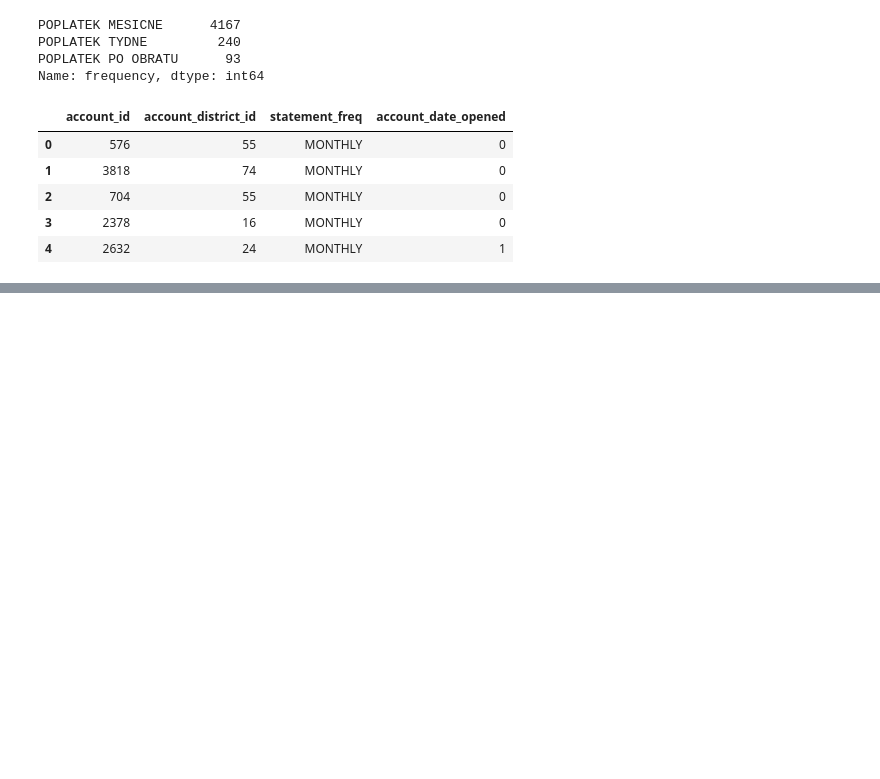
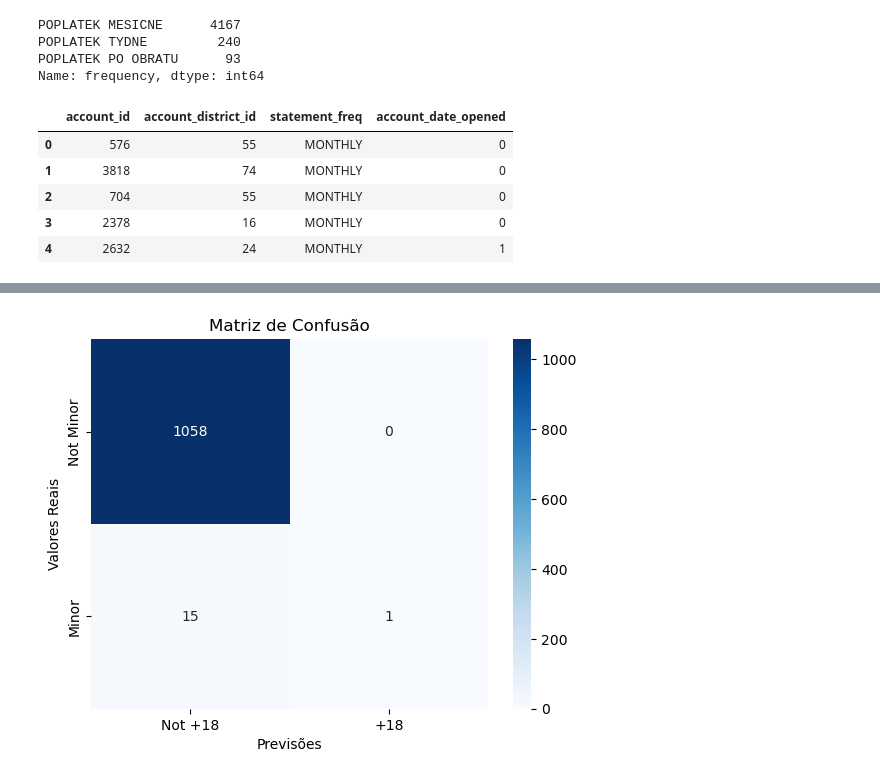
Before and after one commit to Jerry-523/PKDD-99-Discovery-Challenge, a Jupyter notebook: Challenge_2.ipynb, the cells around one changed output, grey strips where cells are left out. Cells and saved outputs as stored; diff of their text form; code cells hidden in the pictures; blank space fills up the shorter version.

```diff
--- a/Challenge_2.ipynb
+++ b/Challenge_2.ipynb
@@ -302,0 +315,12 @@ weighted avg       0.71      0.78      0.74       137
+# %%
+import seaborn as sns
+import matplotlib.pyplot as plt
+
+# Crie a matriz de confusão
+sns.heatmap(conf_matrix, annot=True, fmt='d', cmap='Blues', xticklabels=['Not +18', '+18'], yticklabels=['Not Minor', 'Minor'])
+plt.xlabel('Previsões')
+plt.ylabel('Valores Reais')
+plt.title('Matriz de Confusão')
+plt.show()
+# %% [output]
+[figure, added]
```
Also changed, not shown: parts of 21 cells of this notebook.
